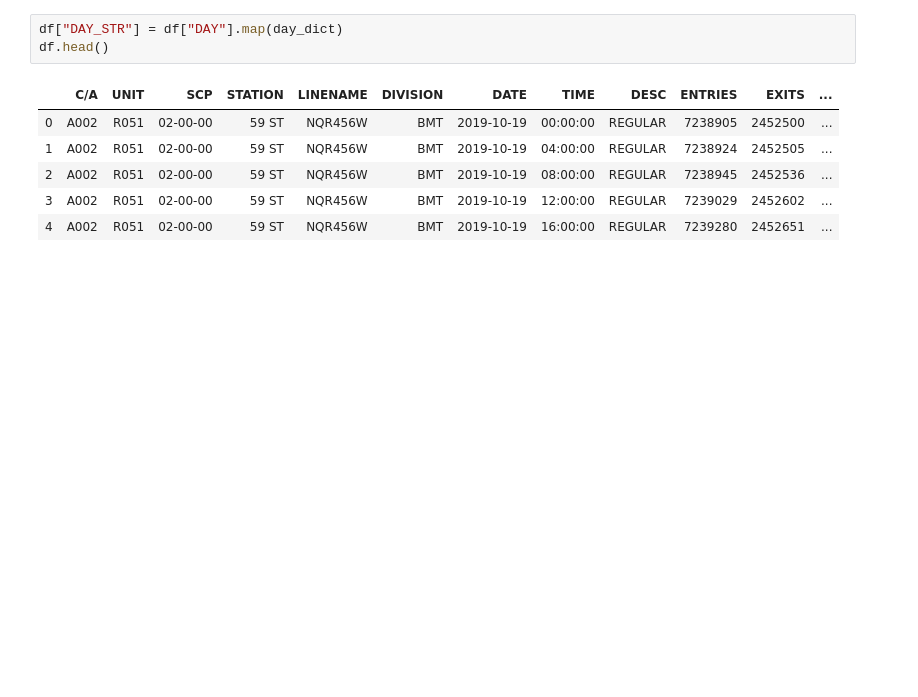
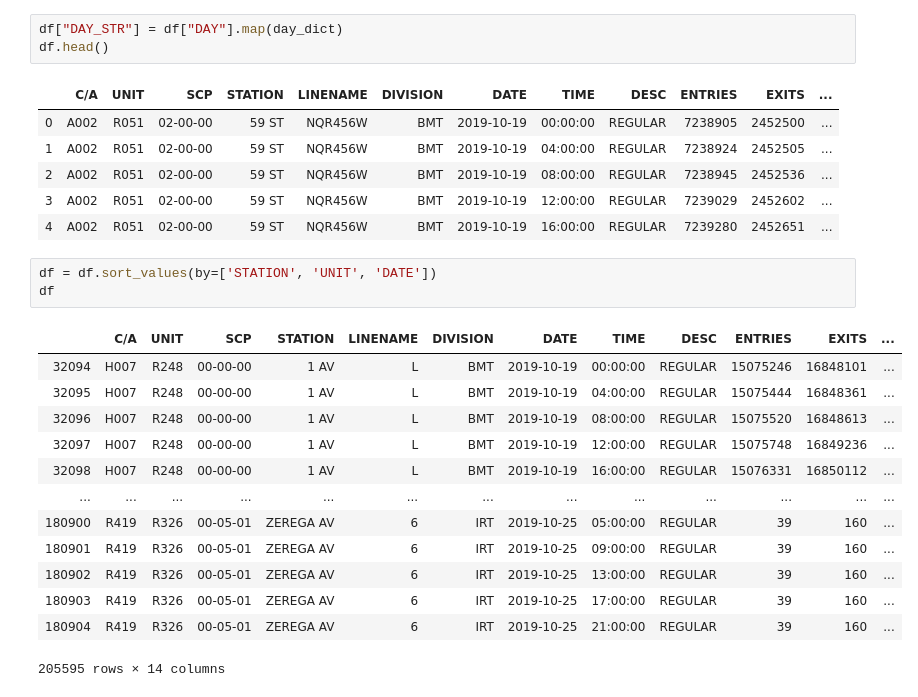
Before and after one commit to ry-werth/metis-project-1-mta-study, a Jupyter notebook: Ryan_Playground/Playground.ipynb, the cells around one changed output. Drawn from its saved outputs; the diff is of its cells as text; blank space fills up the shorter version.

```diff
--- a/Ryan_Playground/Playground.ipynb
+++ b/Ryan_Playground/Playground.ipynb
@@ -71,3 +75,20 @@ df.head()
 | 2 | A002 | R051 | 02-00-00 | 59 ST | NQR456W | BMT | 2019-10-19 | 08:00:00 | REGULAR | 7238945 | 2452536 | ... |
 | 3 | A002 | R051 | 02-00-00 | 59 ST | NQR456W | BMT | 2019-10-19 | 12:00:00 | REGULAR | 7239029 | 2452602 | ... |
 | 4 | A002 | R051 | 02-00-00 | 59 ST | NQR456W | BMT | 2019-10-19 | 16:00:00 | REGULAR | 7239280 | 2452651 | ... |
+# %%
+df = df.sort_values(by=['STATION', 'UNIT', 'DATE'])
+df
+# %% [output]
+|  | C/A | UNIT | SCP | STATION | LINENAME | DIVISION | DATE | TIME | DESC | ENTRIES | EXITS | ... |
+| 32094 | H007 | R248 | 00-00-00 | 1 AV | L | BMT | 2019-10-19 | 00:00:00 | REGULAR | 15075246 | 16848101 | ... |
+| 32095 | H007 | R248 | 00-00-00 | 1 AV | L | BMT | 2019-10-19 | 04:00:00 | REGULAR | 15075444 | 16848361 | ... |
+| 32096 | H007 | R248 | 00-00-00 | 1 AV | L | BMT | 2019-10-19 | 08:00:00 | REGULAR | 15075520 | 16848613 | ... |
+| 32097 | H007 | R248 | 00-00-00 | 1 AV | L | BMT | 2019-10-19 | 12:00:00 | REGULAR | 15075748 | 16849236 | ... |
+| 32098 | H007 | R248 | 00-00-00 | 1 AV | L | BMT | 2019-10-19 | 16:00:00 | REGULAR | 15076331 | 16850112 | ... |
+| ... | ... | ... | ... | ... | ... | ... | ... | ... | ... | ... | ... | ... |
+| 180900 | R419 | R326 | 00-05-01 | ZEREGA AV | 6 | IRT | 2019-10-25 | 05:00:00 | REGULAR | 39 | 160 | ... |
+| 180901 | R419 | R326 | 00-05-01 | ZEREGA AV | 6 | IRT | 2019-10-25 | 09:00:00 | REGULAR | 39 | 160 | ... |
+| 180902 | R419 | R326 | 00-05-01 | ZEREGA AV | 6 | IRT | 2019-10-25 | 13:00:00 | REGULAR | 39 | 160 | ... |
+| 180903 | R419 | R326 | 00-05-01 | ZEREGA AV | 6 | IRT | 2019-10-25 | 17:00:00 | REGULAR | 39 | 160 | ... |
+| 180904 | R419 | R326 | 00-05-01 | ZEREGA AV | 6 | IRT | 2019-10-25 | 21:00:00 | REGULAR | 39 | 160 | ... |
+205595 rows × 14 columns
```
Also changed, not shown: parts of 7 cells of this notebook.
